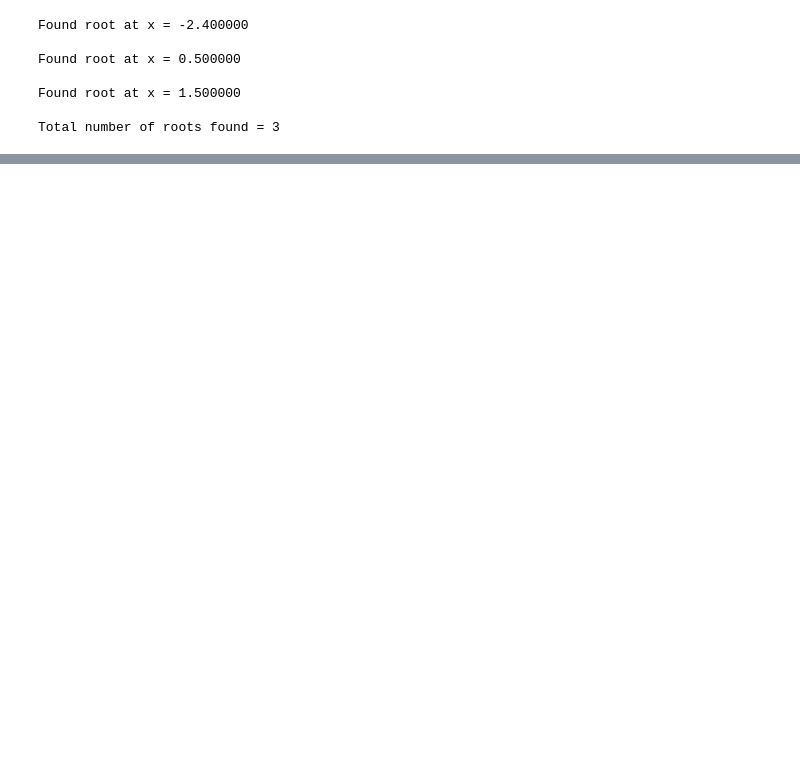
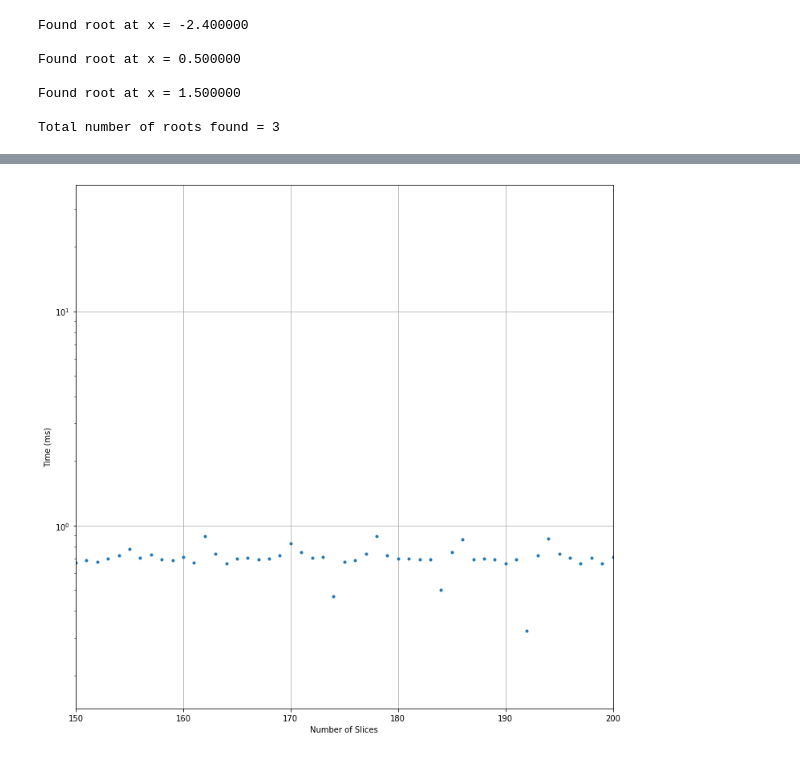
Before and after one commit to brash99/phys421, a Jupyter notebook: JupyterNotebooks/root_finding/root_find_complete.ipynb, the cells around one changed output, grey strips where cells are left out. Drawn from its saved outputs; the diff is of its cells as text; code cells hidden in the pictures; blank space fills up the shorter version.

```diff
--- a/JupyterNotebooks/root_finding/root_find_complete.ipynb
+++ b/JupyterNotebooks/root_finding/root_find_complete.ipynb
@@ -113,0 +114,16 @@ Invalid limit will be ignored.
+# %%
+# Generate the figure and the axes
+fig, axs = plt.subplots(nrows=1, ncols=1, figsize=(12,12))
+
+# On the first axis, plot the sine and label the ordinate
+plt.yscale('log')
+#plt.xscale('log')
+axs.plot(xstep2,ystep,'.')
+axs.set_ylabel('Time (ms)')
+axs.set_xlabel('Number of Slices')
+axs.axhline()
+plt.grid(True)
+axs.set_xlim(150,200)
+plt.show()
+# %% [output]
+[figure, added]
```
Also changed, not shown: parts of 3 cells of this notebook, 1 other file.
